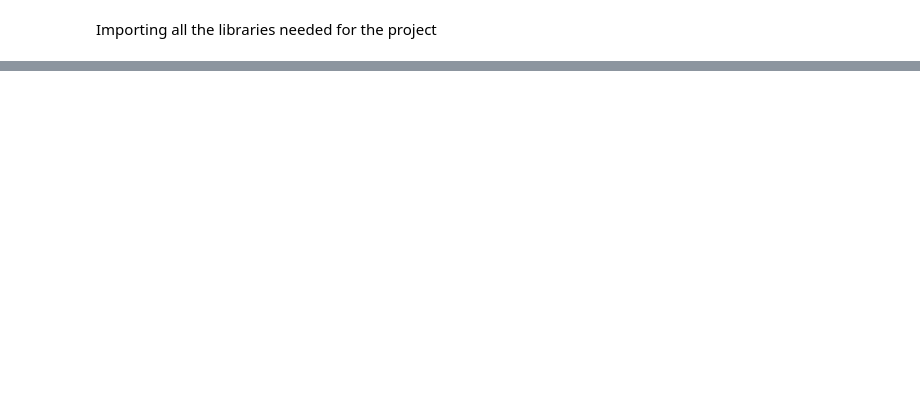
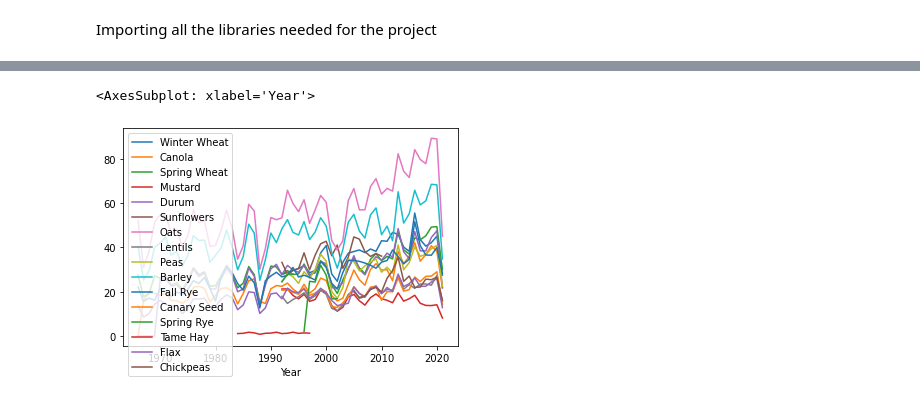
Before and after one commit to AnasIDS/Palette_Final_Project, a Jupyter notebook: Final Project.ipynb, the cells around one changed output, grey strips where cells are left out. Cells and saved outputs as stored; diff of their text form; code cells hidden in the pictures; blank space fills up the shorter version.

```diff
--- a/Final Project.ipynb
+++ b/Final Project.ipynb
@@ -120,0 +93,3 @@ print(result)
+# %%
+new_yields=crops_yields.loc[crops_yields['Year']>1965]
+new_yields.mean()
@@ -120,0 +118,6 @@ print(result)
+# %%
+new_yields['Mustard']=new_yields['Mustard']/50
+new_yields['Sunflowers']=new_yields['Sunflowers']/30
+new_yields['Lentils']=new_yields['Lentils']/60
+new_yields['Canary Seed']=new_yields['Canary Seed']/50
+new_yields['Chickpeas']=new_yields['Chickpeas']/60
@@ -120,0 +142,6 @@ print(result)
+# %%
+drawing=new_yields.drop('RM',axis=1)
+drawing.groupby('Year').mean().plot()
+# %% [output]
+<AxesSubplot: xlabel='Year'>
+[figure, added]
```
Also changed, not shown: parts of 51 cells of this notebook, 2 other files.
